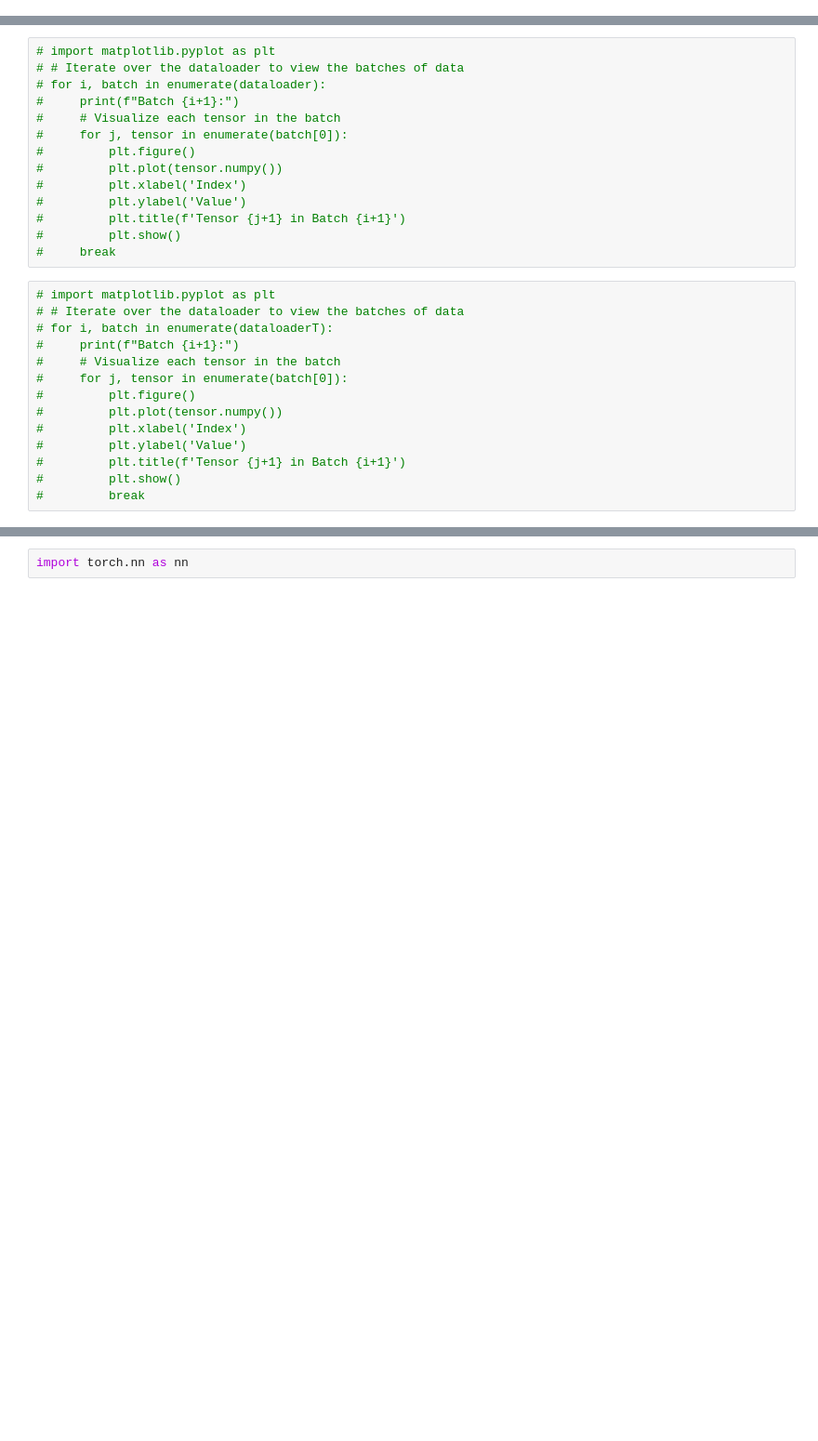
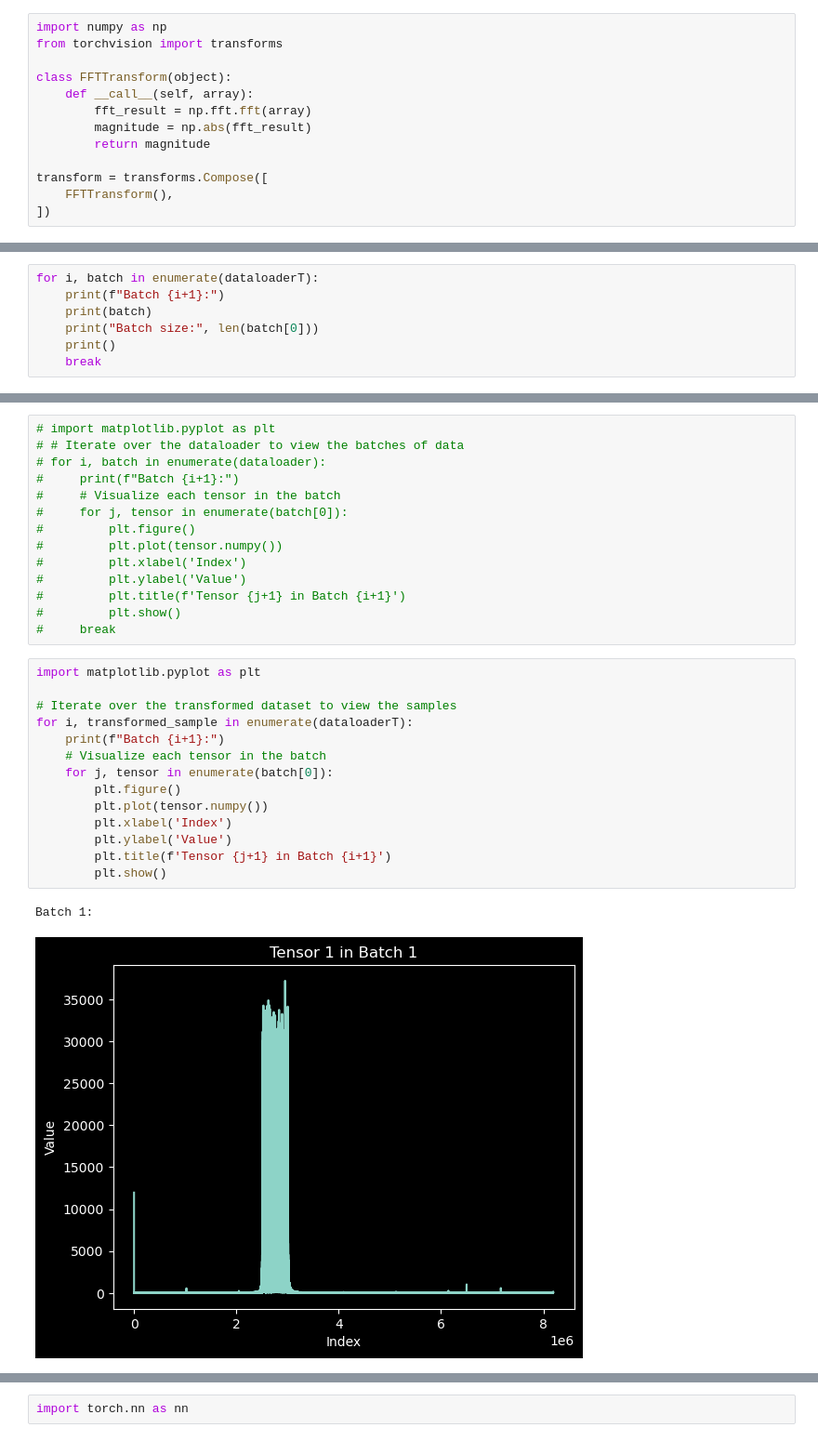
Before and after one commit to manoj1749/LoRa, a Jupyter notebook: LoRa.ipynb, the cells around one changed output, grey strips where cells are left out. Shown at 93% size. Drawn from its saved outputs; the diff is of its cells as text; blank space fills up the shorter version.

```diff
--- a/LoRa.ipynb
+++ b/LoRa.ipynb
@@ -80,4 +74,24 @@ transform = transforms.Compose([
+# %%
+import numpy as np
+from torchvision import transforms
+
+class FFTTransform(object):
+    def __call__(self, array):
+        fft_result = np.fft.fft(array)
+        magnitude = np.abs(fft_result)
+        return magnitude
+
+transform = transforms.Compose([
+    FFTTransform(),
+])
 # %%
 datasetT = CustomDataset(file_paths,labels, transform=transform)
 # %%
 dataloaderT = DataLoader(datasetT, batch_size=batch_size, shuffle=True)
+# %%
+for i, batch in enumerate(dataloaderT):
+    print(f"Batch {i+1}:")
+    print(batch)
+    print("Batch size:", len(batch[0]))
+    print()
+    break
@@ -96,16 +126,19 @@ dataloaderT = DataLoader(datasetT, batch_size=batch_size, shuffle=True)
 #         plt.show()
 #     break
 # %%
-# import matplotlib.pyplot as plt
-# # Iterate over the dataloader to view the batches of data
-# for i, batch in enumerate(dataloaderT):
-#     print(f"Batch {i+1}:")
-#     # Visualize each tensor in the batch
-#     for j, tensor in enumerate(batch[0]):
-#         plt.figure()
-#         plt.plot(tensor.numpy())
-#         plt.xlabel('Index')
-#         plt.ylabel('Value')
-#         plt.title(f'Tensor {j+1} in Batch {i+1}')
-#         plt.show()
-#         break
+import matplotlib.pyplot as plt
+
+# Iterate over the transformed dataset to view the samples
+for i, transformed_sample in enumerate(dataloaderT):
+    print(f"Batch {i+1}:")
+    # Visualize each tensor in the batch
+    for j, tensor in enumerate(batch[0]):
+        plt.figure()
+        plt.plot(tensor.numpy())
+        plt.xlabel('Index')
+        plt.ylabel('Value')
+        plt.title(f'Tensor {j+1} in Batch {i+1}')
+        plt.show()
+# %% [output]
+Batch 1:
+[figure, added]
```
Also changed, not shown: parts of 10 cells of this notebook.
